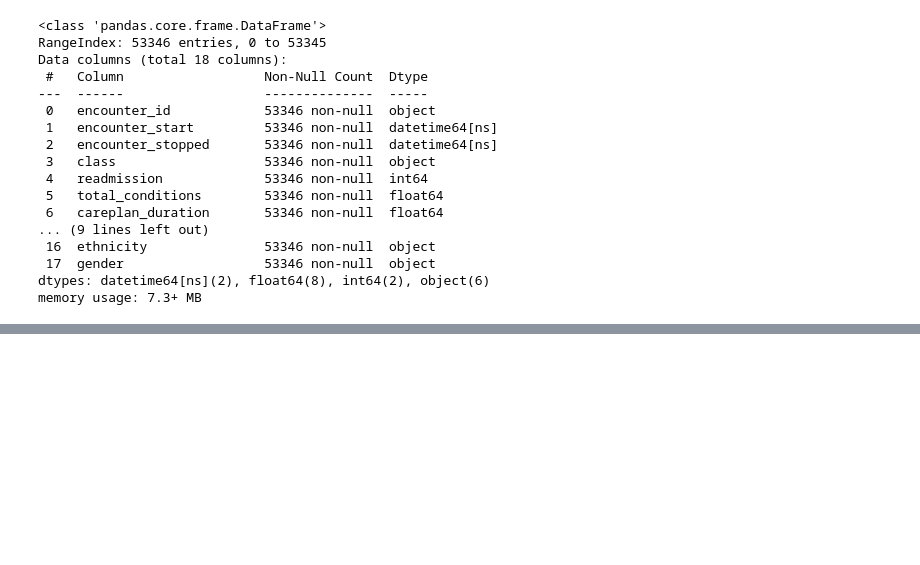
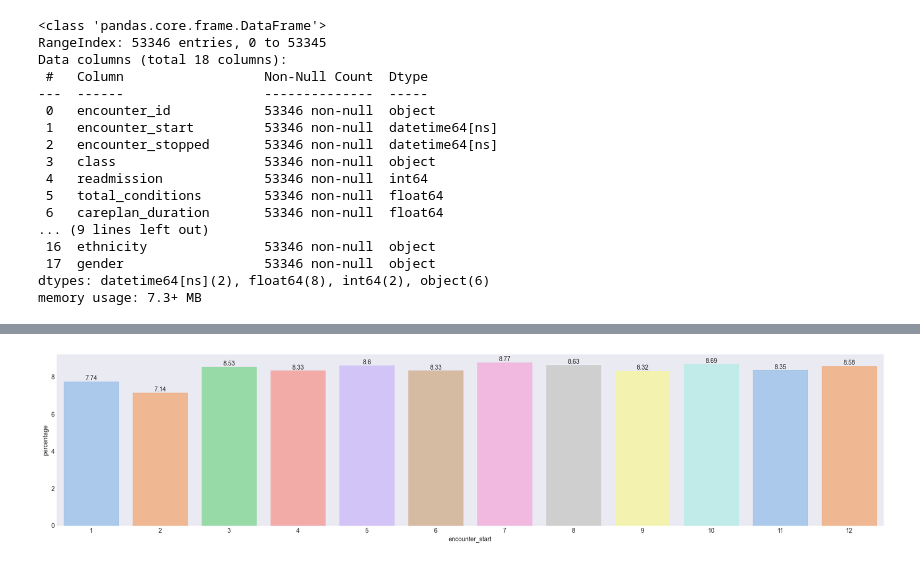
Before and after one commit to IamRaNo/Portfolio-Projects-Repository, a Jupyter notebook: Synthea Datasets/Solutions/business_problems/problem_1.ipynb, the cells around one changed output, grey strips where cells are left out. Drawn from its saved outputs; the diff is of its cells as text; code cells hidden in the pictures; blank space fills up the shorter version.

```diff
--- a/Synthea Datasets/Solutions/business_problems/problem_1.ipynb
+++ b/Synthea Datasets/Solutions/business_problems/problem_1.ipynb
@@ -179,0 +363,4 @@ date_cols = data.select_dtypes(include='datetime').columns.values
+# %%
+encounter_per_month = data['encounter_start'].dt.month.value_counts(normalize=True).mul(100).round(2).sort_index().reset_index(name = 'percentage')
+# %%
+encounter_per_month['cumsum']=np.cumsum(encounter_per_month['percentage'])
@@ -179,0 +383,8 @@ date_cols = data.select_dtypes(include='datetime').columns.values
+# %%
+plt.figure(figsize=(24,5))
+ax = sns.barplot(y='percentage',x='encounter_start',data = encounter_per_month,palette = 'pastel',orient='v')
+for container in ax.containers:
+    ax.bar_label(container)
+plt.show()
+# %% [output]
+[figure, added]
```
Also changed, not shown: parts of 48 cells of this notebook.
